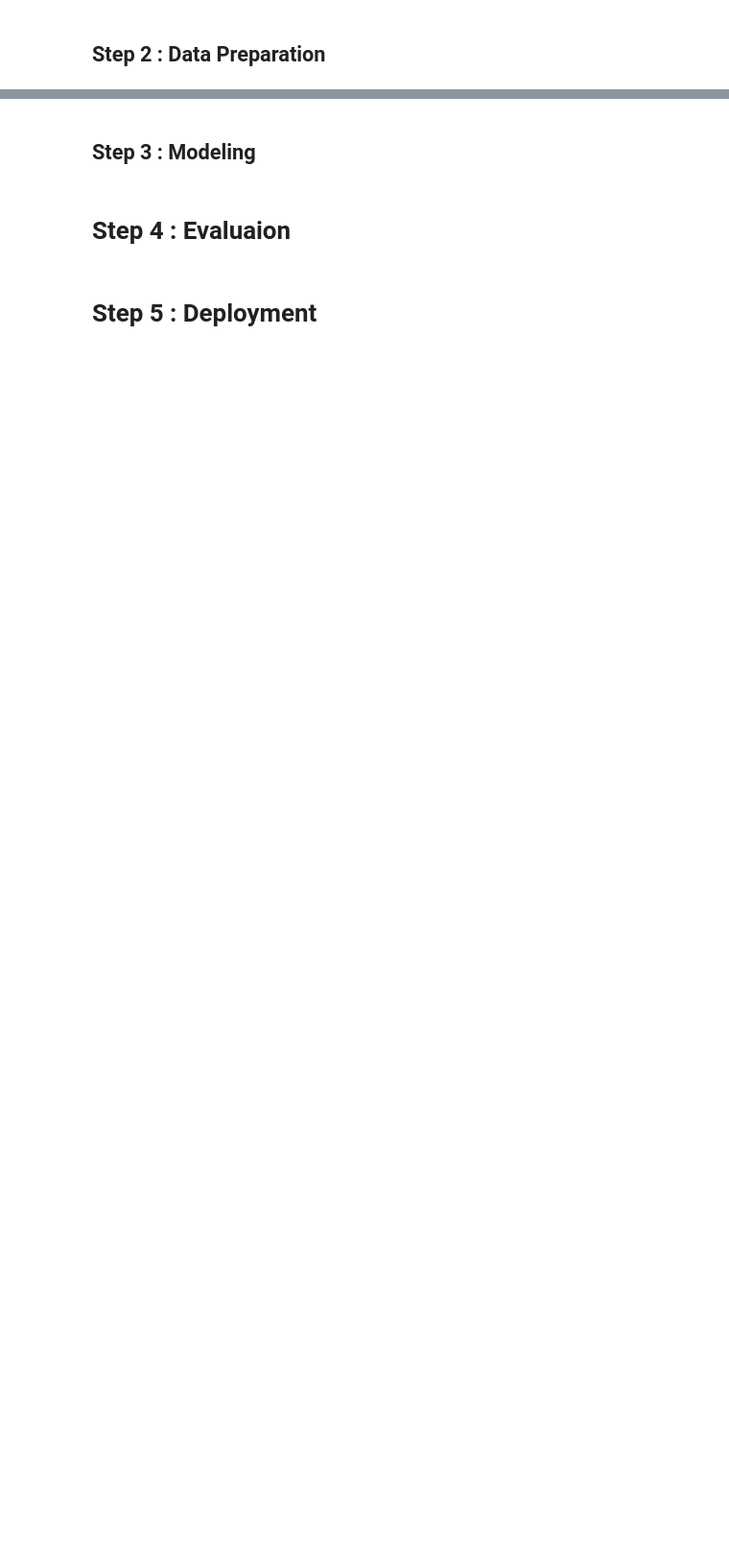
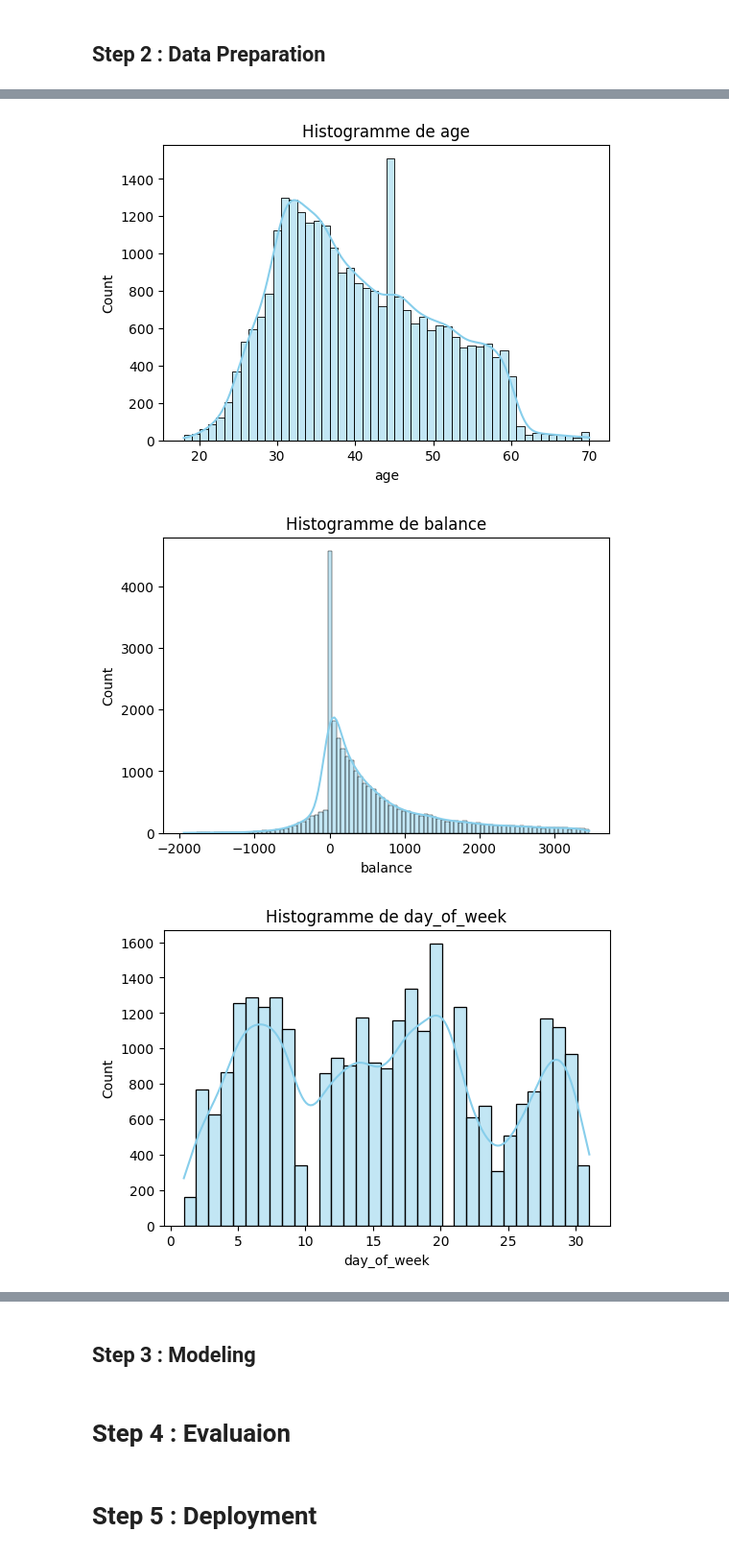
Before and after one commit to Ilyes2000/Bank_Marketing, a Jupyter notebook: Bank_Marketing.ipynb, the cells around one changed output, grey strips where cells are left out. Shown: that part at 96% size. Drawn from its saved outputs; the diff is of its cells as text; code cells hidden in the pictures; blank space fills up the shorter version.

```diff
--- a/Bank_Marketing.ipynb
+++ b/Bank_Marketing.ipynb
@@ -50,0 +283,3 @@ X.head()
+# %%
+df.dropna(axis=1, how='all', inplace=True)
+print("Colonnes restantes :", numeric_df.columns.tolist())
@@ -50,0 +342,7 @@ X.head()
+# %%
+cat_cols = df.select_dtypes(include=['object']).columns
+
+for col in cat_cols:
+    print(f"--- Distribution de la variable {col} ---")
+    print(df[col].value_counts(dropna=False))
+    print("\n")
@@ -50,0 +369,18 @@ X.head()
+# %%
+
+for col in numeric_cols:
+    plt.figure(figsize=(6,4))
+    sns.histplot(data=df, x=col, kde=True, color='skyblue')
+    plt.title(f"Histogramme de {col}")
+    plt.show()
+
+
+for col in numeric_cols:
+    plt.figure(figsize=(6,4))
+    sns.boxplot(data=df, x=col, color='lightgreen')
+    plt.title(f"Boxplot de {col}")
+    plt.show()
+# %% [output]
+[figure, added]
+[figure, added]
+[figure, added]
```
Also changed, not shown: parts of 33 cells of this notebook.
